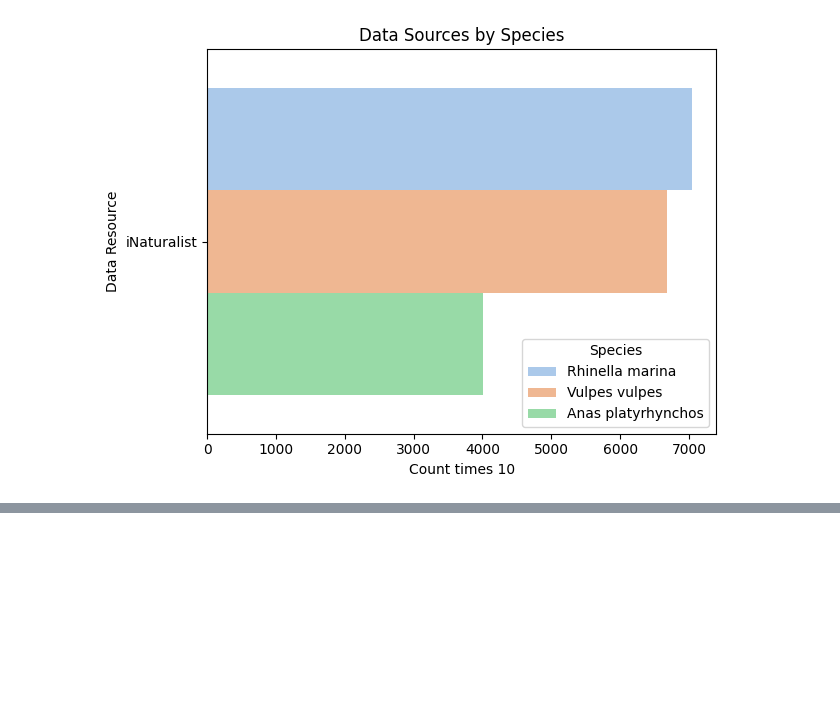
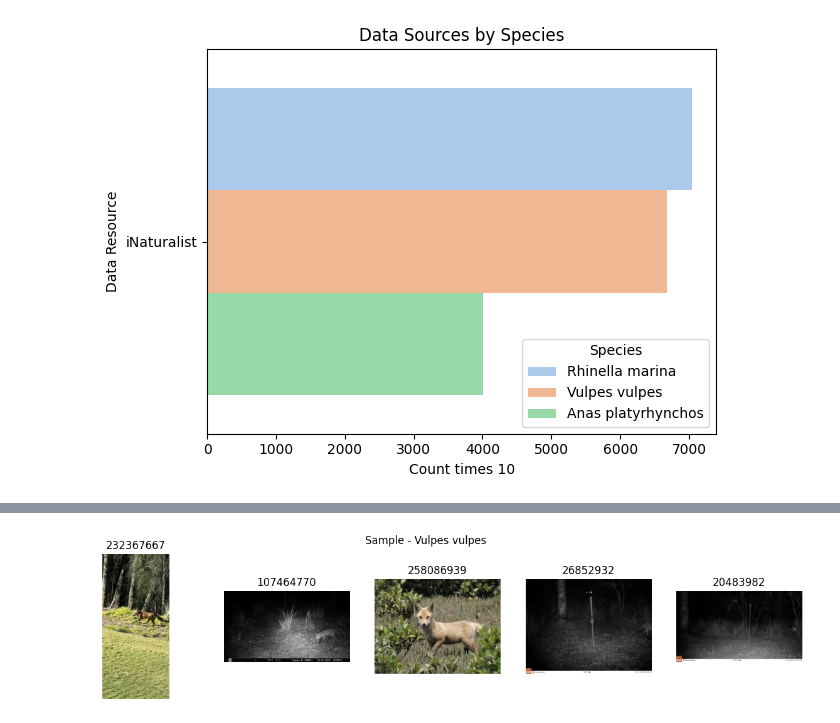
Before and after one commit to shayan2121212121/invasive-species-classification, a Jupyter notebook: notebooks/01-eda.ipynb, the cells around one changed output, grey strips where cells are left out. Cells and saved outputs as stored; diff of their text form; code cells hidden in the pictures; blank space fills up the shorter version.

```diff
--- a/notebooks/01-eda.ipynb
+++ b/notebooks/01-eda.ipynb
@@ -73,0 +114,5 @@ plt.show()
+# %%
+
+show_image_grid("/Users/mdshayan/Desktop/invasive-species-classifier/data/raw/vulpes_vulpes", "Sample - Vulpes vulpes")
+# %% [output]
+[figure, added]
```
Also changed, not shown: parts of 9 cells of this notebook, 1 other file.
